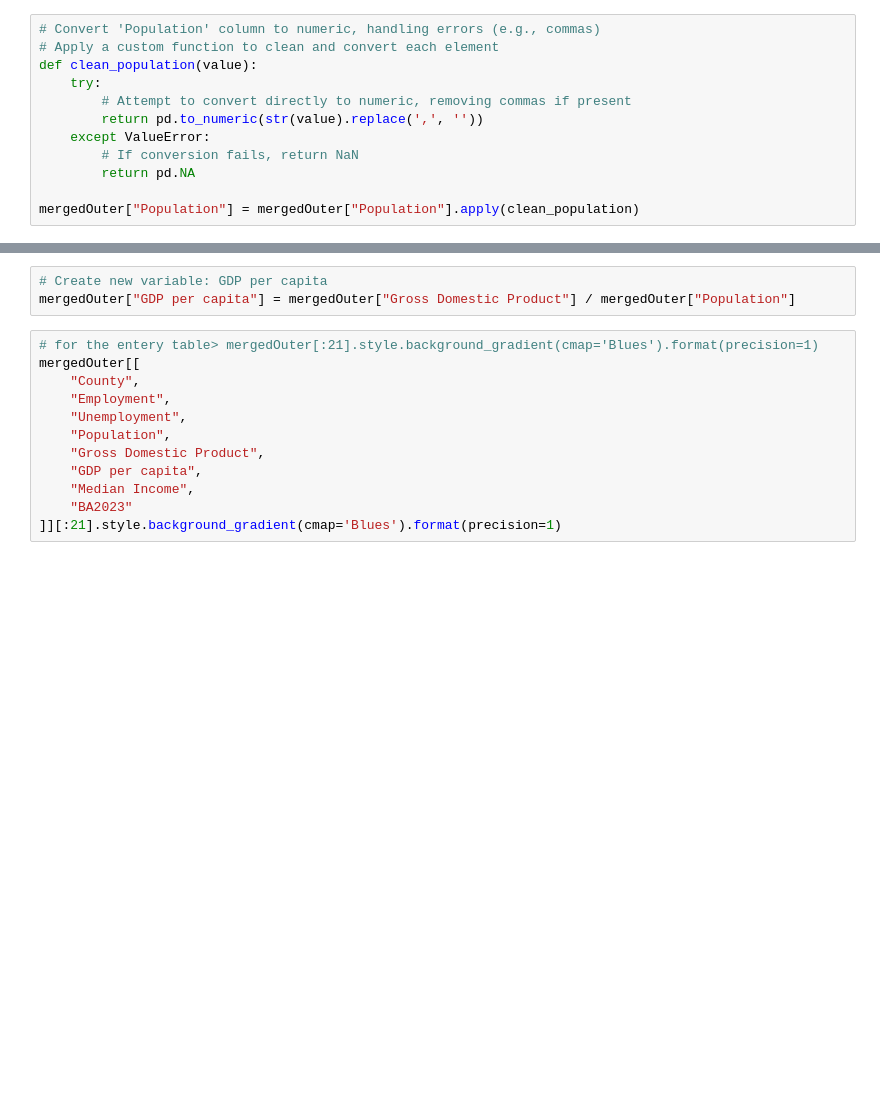
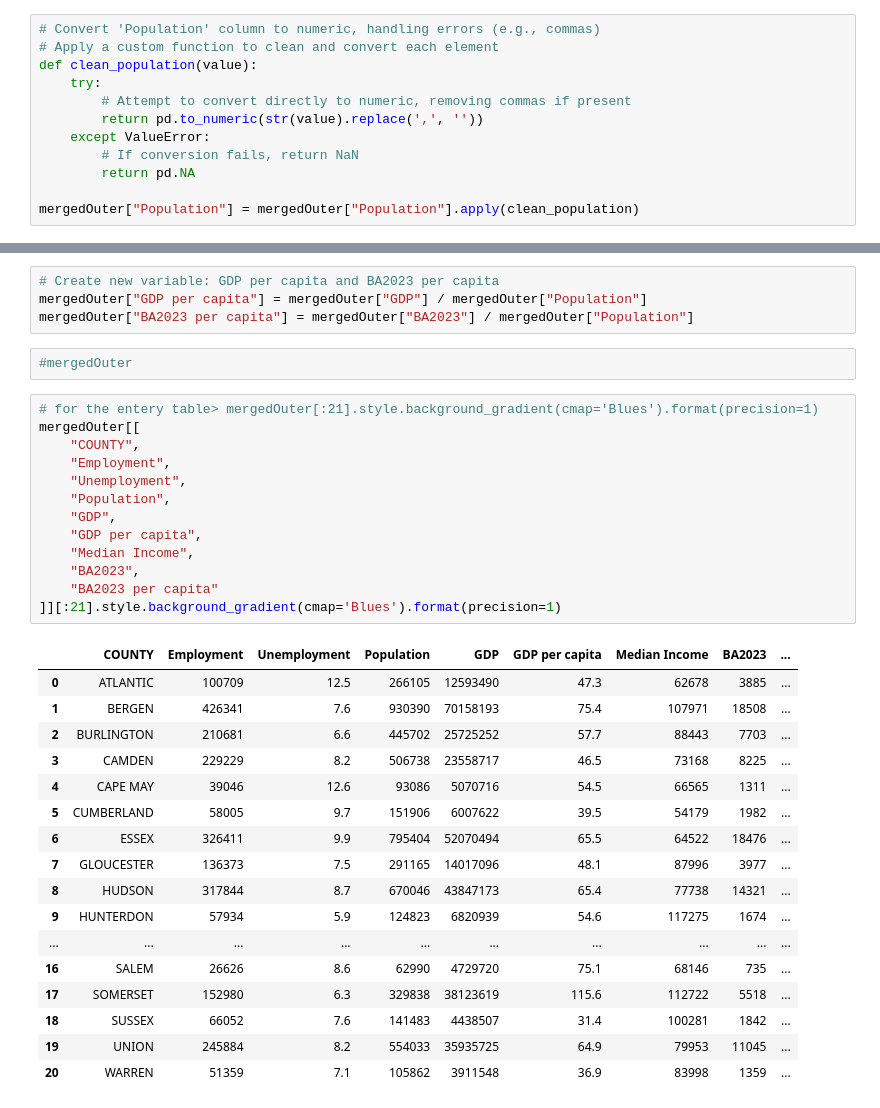
Before and after one commit to shirleyrutgers/GIS, a Jupyter notebook: PS1.ipynb, the cells around one changed output, grey strips where cells are left out. Drawn from its saved outputs; the diff is of its cells as text; blank space fills up the shorter version.

```diff
--- a/PS1.ipynb
+++ b/PS1.ipynb
@@ -698,15 +1086,37 @@ mergedOuter.dtypes
 # %%
-# Create new variable: GDP per capita
-mergedOuter["GDP per capita"] = mergedOuter["Gross Domestic Product"] / mergedOuter["Population"]
+# Create new variable: GDP per capita and BA2023 per capita
+mergedOuter["GDP per capita"] = mergedOuter["GDP"] / mergedOuter["Population"]
+mergedOuter["BA2023 per capita"] = mergedOuter["BA2023"] / mergedOuter["Population"]
+# %%
+#mergedOuter
 # %%
 # for the entery table> mergedOuter[:21].style.background_gradient(cmap='Blues').format(precision=1)
 mergedOuter[[
-    "County",
+    "COUNTY",
     "Employment",
     "Unemployment",
     "Population",
-    "Gross Domestic Product",
+    "GDP",
     "GDP per capita",
     "Median Income",
-    "BA2023"
+    "BA2023",
+    "BA2023 per capita"
 ]][:21].style.background_gradient(cmap='Blues').format(precision=1)
+# %% [output]
+|  | COUNTY | Employment | Unemployment | Population | GDP | GDP per capita | Median Income | BA2023 | ... |
+| 0 | ATLANTIC | 100709 | 12.5 | 266105 | 12593490 | 47.3 | 62678 | 3885 | ... |
+| 1 | BERGEN | 426341 | 7.6 | 930390 | 70158193 | 75.4 | 107971 | 18508 | ... |
+| 2 | BURLINGTON | 210681 | 6.6 | 445702 | 25725252 | 57.7 | 88443 | 7703 | ... |
+| 3 | CAMDEN | 229229 | 8.2 | 506738 | 23558717 | 46.5 | 73168 | 8225 | ... |
+| 4 | CAPE MAY | 39046 | 12.6 | 93086 | 5070716 | 54.5 | 66565 | 1311 | ... |
+| 5 | CUMBERLAND | 58005 | 9.7 | 151906 | 6007622 | 39.5 | 54179 | 1982 | ... |
+| 6 | ESSEX | 326411 | 9.9 | 795404 | 52070494 | 65.5 | 64522 | 18476 | ... |
+| 7 | GLOUCESTER | 136373 | 7.5 | 291165 | 14017096 | 48.1 | 87996 | 3977 | ... |
+| 8 | HUDSON | 317844 | 8.7 | 670046 | 43847173 | 65.4 | 77738 | 14321 | ... |
+| 9 | HUNTERDON | 57934 | 5.9 | 124823 | 6820939 | 54.6 | 117275 | 1674 | ... |
+| ... | ... | ... | ... | ... | ... | ... | ... | ... | ... |
+| 16 | SALEM | 26626 | 8.6 | 62990 | 4729720 | 75.1 | 68146 | 735 | ... |
+| 17 | SOMERSET | 152980 | 6.3 | 329838 | 38123619 | 115.6 | 112722 | 5518 | ... |
+| 18 | SUSSEX | 66052 | 7.6 | 141483 | 4438507 | 31.4 | 100281 | 1842 | ... |
+| 19 | UNION | 245884 | 8.2 | 554033 | 35935725 | 64.9 | 79953 | 11045 | ... |
+| 20 | WARREN | 51359 | 7.1 | 105862 | 3911548 | 36.9 | 83998 | 1359 | ... |
```
Also changed, not shown: parts of 34 cells of this notebook.
